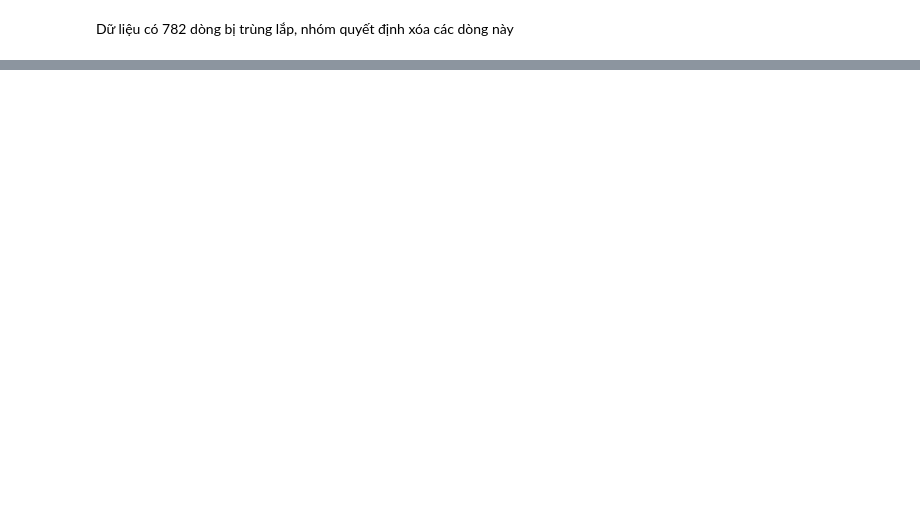
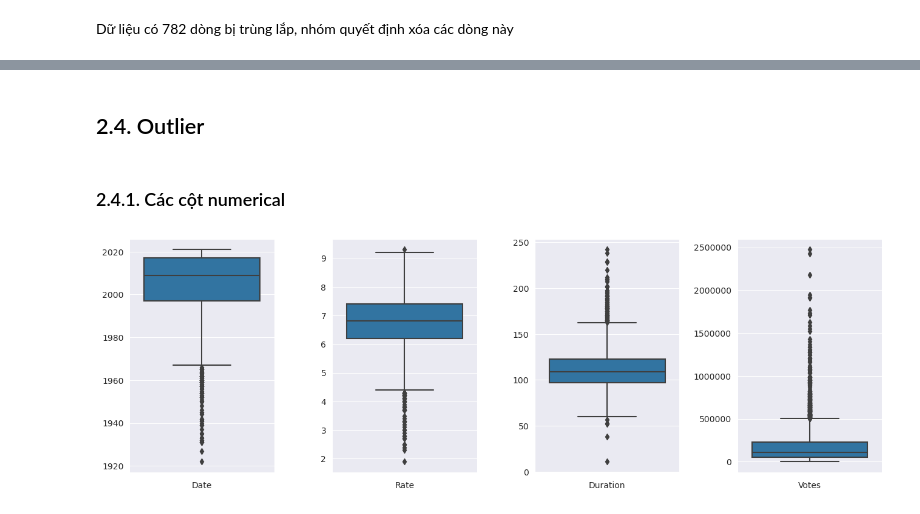
Before and after one commit to hoanglnt/DataVizLab1, a Jupyter notebook: src/preprocess.ipynb, the cells around one changed output, grey strips where cells are left out. Cells and saved outputs as stored; diff of their text form; code cells hidden in the pictures; blank space fills up the shorter version.

Commit message:
Outliers proccessed

```diff
--- a/src/preprocess.ipynb
+++ b/src/preprocess.ipynb
@@ -256,0 +288,24 @@ df = df.drop_duplicates()
+# %%
+df["Rate"] = df["Rate"].astype("float")
+# %%
+df["Votes"] = df["Votes"].str.replace(",","").astype("int64")
+# %%
+df["Duration"] = df["Duration"].astype("int")
+# %% [markdown]
+## 2.4. Outlier
+# %% [markdown]
+### 2.4.1. Các cột numerical
+# %%
+fig, axes = plt.subplots(ncols = 4, figsize = (16, 5))
+fig.subplots_adjust(wspace = 0.4)
+
+
+
+for ax, feature in zip(axes, ["Date", "Rate", "Duration", "Votes"]):
+    sns.boxplot(df[feature], ax = ax)
+    ax.set_xlabel(feature)
+    ax.set_xticklabels([])
+
+plt.ticklabel_format(style='plain', axis='y')
+# %% [output]
+[figure, added]
```
Also changed, not shown: parts of 35 cells of this notebook.
